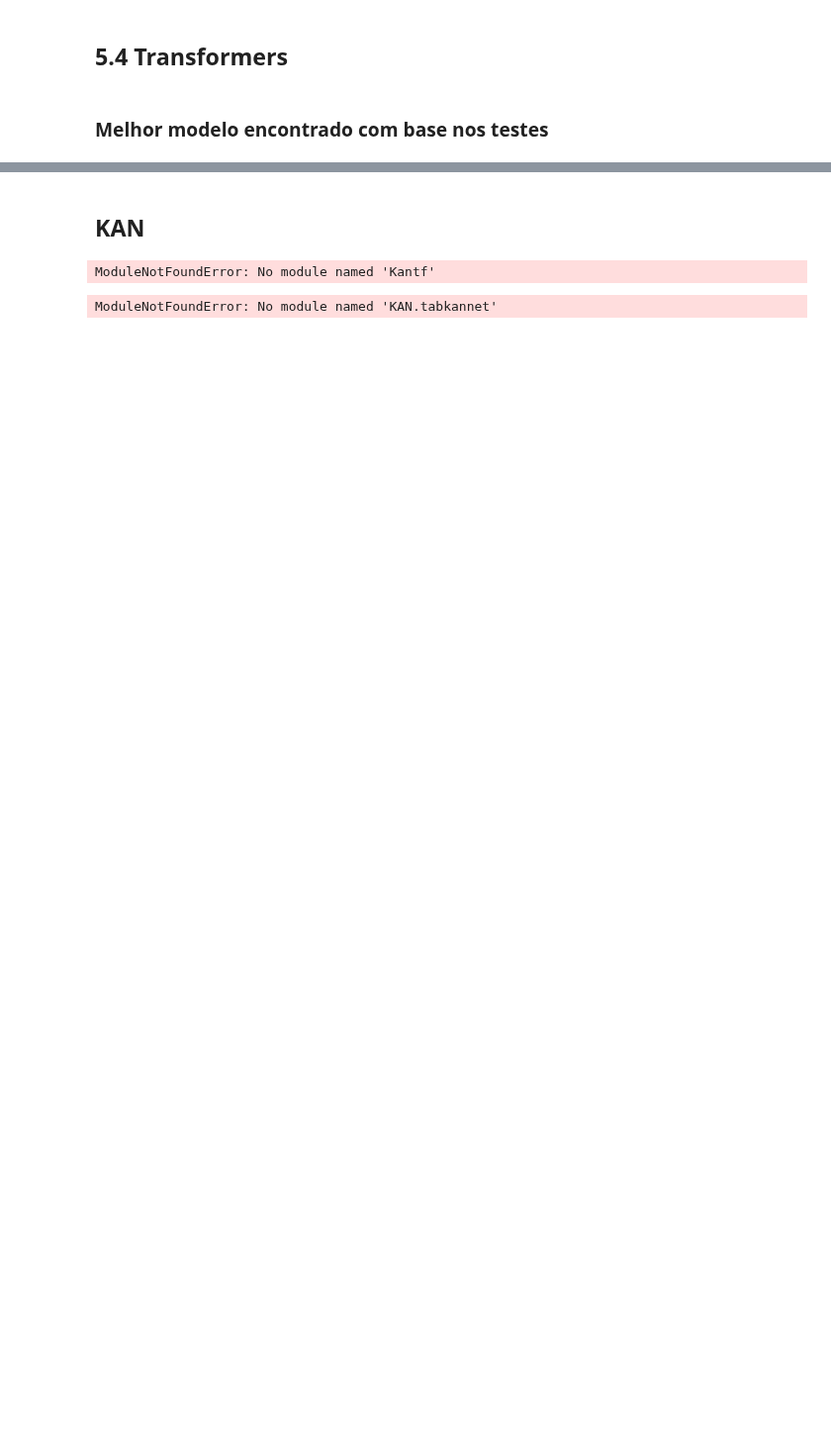
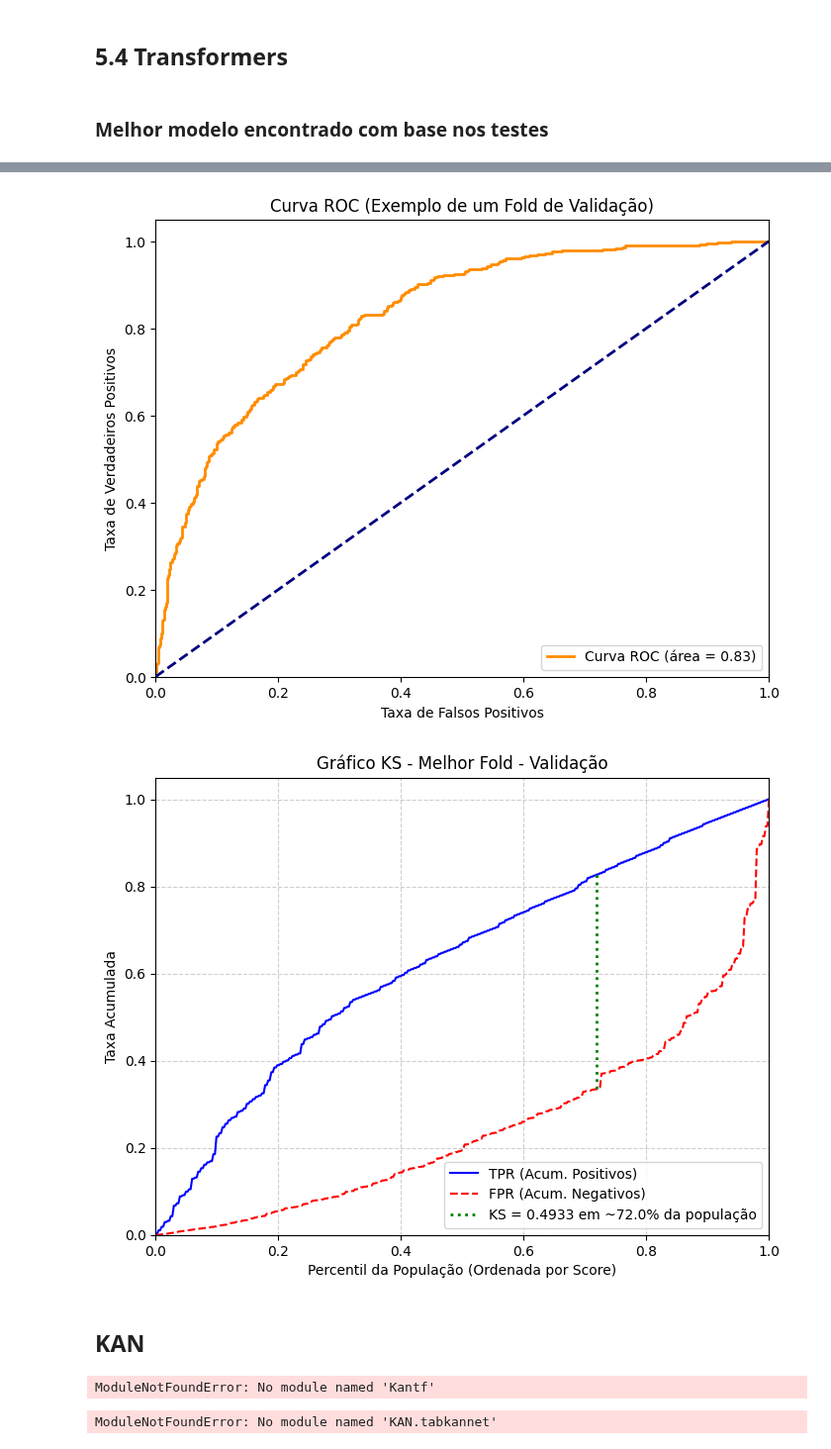
Before and after one commit to Erickllino/Projeto-IF702, a Jupyter notebook: Projeto Final/main.ipynb, the cells around one changed output, grey strips where cells are left out. Shown at 99% size. Saved outputs shown, nothing was run; the diff lists cells and outputs as text; code cells hidden in the pictures; blank space fills up the shorter version.

Commit message:
feat: Auc-roc/KS plot for Transformers

```diff
--- a/Projeto Final/main.ipynb
+++ b/Projeto Final/main.ipynb
@@ -854,7 +838,7 @@ test.head(10)
 # %%
 N_SPLITS = 5
 kf = StratifiedKFold(n_splits=N_SPLITS, shuffle=True, random_state=50)
-early_stopping = callbacks.EarlyStopping(monitor='val_auc', patience=10, mode='max', restore_best_weights=True)
+early_stopping = callbacks.EarlyStopping(monitor='val_loss', patience=10, mode='max', restore_best_weights=True)
 
 for fold, (train_index, val_index) in enumerate(kf.split(df_data, df_target)):
     print(f"\n--- Fold {fold+1}/{N_SPLITS} ---")
@@ -895,7 +879,9 @@ for fold, (train_index, val_index) in enumerate(kf.split(df_data, df_target)):
         epochs=100,
         validation_data=(X_val_reshaped, y_val),
         callbacks=[early_stopping],  # Correção: callbacks em formato de lista
-        verbose=1
+        verbose=0
     )
+
+y_val_proba_Transformer = model.predict(X_val_reshaped).ravel()
 # %% [output]
 --- Fold 1/5 ---
@@ -1093,3 +897,69 @@ KS médio: 0.4942
+# %%
+def plot_ks_statistic(y_true, y_proba, title='Gráfico KS'):
+    """
+    Plota o gráfico KS baseado nos rótulos reais (y_true) e nas probabilidades previstas (y_proba).
+    """
+    # Garante que os inputs sejam arrays numpy
+    y_true = np.array(y_true)
+    y_proba = np.array(y_proba)
+
+
+    fpr, tpr, thresholds = roc_curve(y_true, y_proba)
+
+    # Calcula o valor KS (diferença máxima entre TPR e FPR)
+    ks_value = np.max(tpr - fpr)
+    ks_index = np.argmax(tpr - fpr)
+
+    # Cria o eixo X representando o percentil da população (aproximado)
+    population_percentile = np.linspace(0, 1, len(tpr))
+    x_ks_point = population_percentile[ks_index]
+
+    plt.figure(figsize=(8, 6))
+    plt.plot(population_percentile, tpr, label='TPR (Acum. Positivos)', color='blue')
+    plt.plot(population_percentile, fpr, label='FPR (Acum. Negativos)', color='red', linestyle='--')
+    plt.plot([x_ks_point, x_ks_point], [fpr[ks_index], tpr[ks_index]],
+             color='green', linestyle=':', linewidth=2,
+             label=f'KS = {ks_value:.4f} em ~{x_ks_point*100:.1f}% da população')
+    plt.xlabel('Percentil da População (Ordenada por Score)')
+    plt.ylabel('Taxa Acumulada')
+    plt.title(title)
+    plt.legend(loc='lower right')
+    plt.grid(True, linestyle='--', alpha=0.6)
+    plt.xlim([0.0, 1.0])
+    plt.ylim([0.0, 1.05])
+    plt.show()
+
+
+# Exemplo de geração do gráfico ROC com dados de um fold de validação
+
+def plot_roc_curve(y_true, y_proba, title='Curva ROC'):
+    """
+    Plota a curva ROC baseada nos rótulos reais e nas probabilidades previstas.
+    """
+    fpr, tpr, _ = roc_curve(y_true, y_proba)
+    roc_auc = auc(fpr, tpr)
+
+    plt.figure(figsize=(8, 6))
+    plt.plot(fpr, tpr, color='darkorange', lw=2, label=f'Curva ROC (área = {roc_auc:.2f})')
+    plt.plot([0, 1], [0, 1], color='navy', lw=2, linestyle='--')
+    plt.xlim([0.0, 1.0])
+    plt.ylim([0.0, 1.05])
+    plt.xlabel('Taxa de Falsos Positivos')
+    plt.ylabel('Taxa de Verdadeiros Positivos')
+    plt.title(title)
+    plt.legend(loc="lower right")
+
+
+# Plot da curva ROC
+plot_roc_curve(y_val, y_val_proba_Transformer,
+               title='Curva ROC (Exemplo de um Fold de Validação)')
+
+# Plot do gráfico KS
+plot_ks_statistic(y_val, y_val_proba_Transformer,
+                  title='Gráfico KS - Melhor Fold - Validação')
+# %% [output]
+[figure, added]
+[figure, added]
 # %% [markdown]
 ## KAN
 # %%
```
Also changed, not shown: parts of 3 cells of this notebook, 1 other file.
